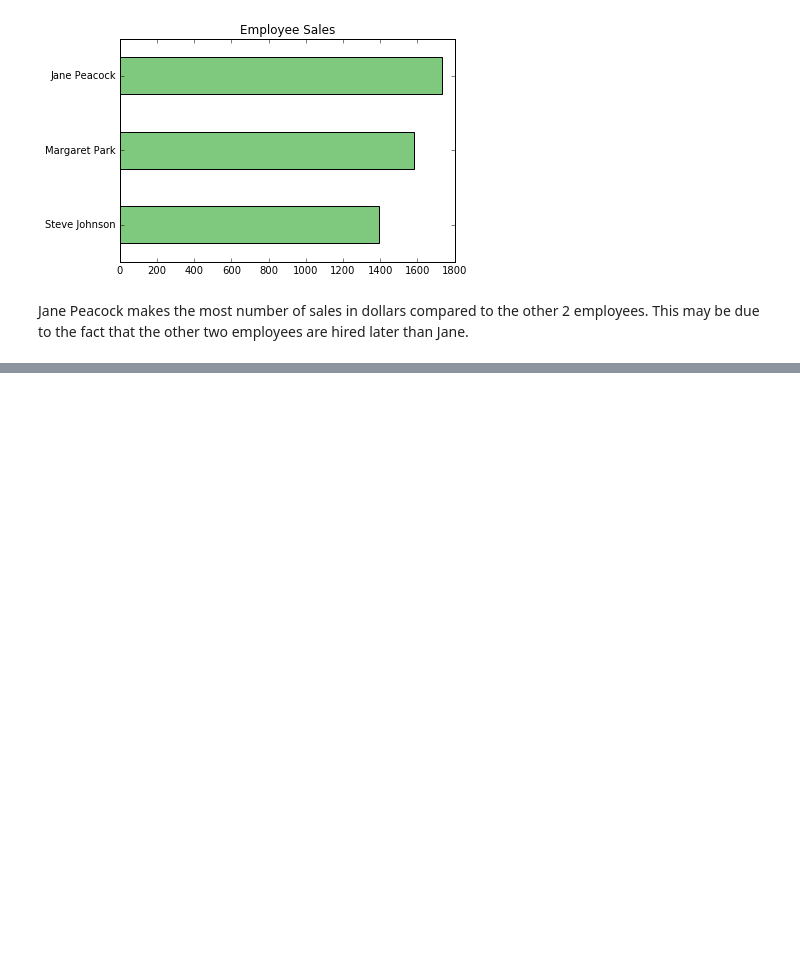
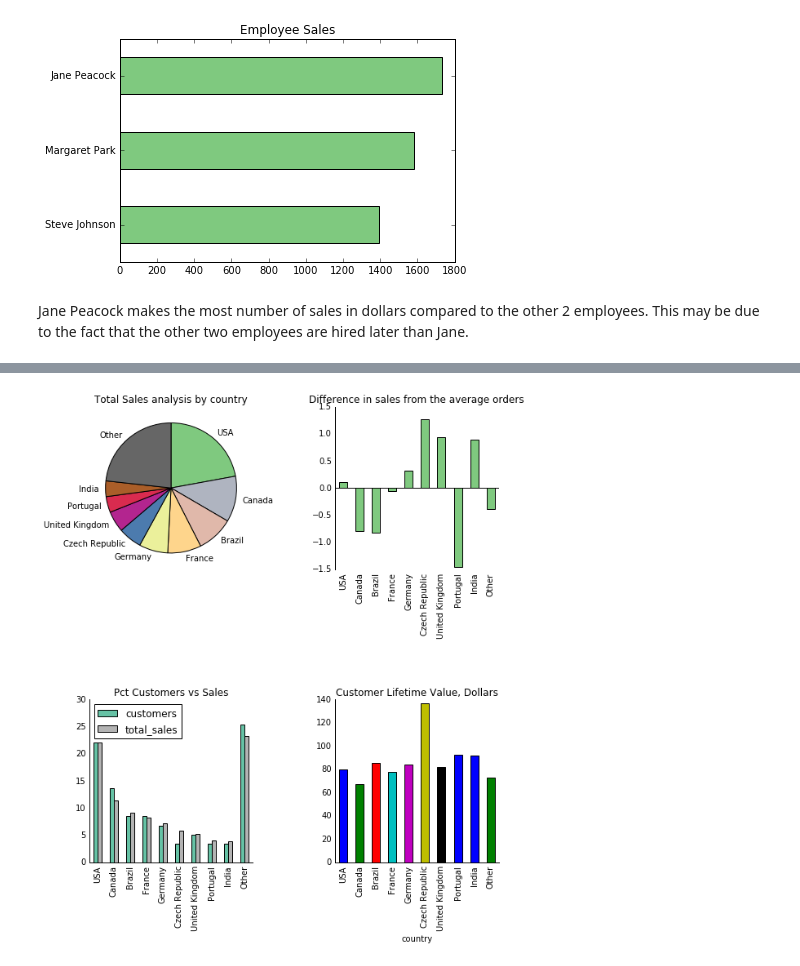
Before and after one commit to vignesh96/business-analysis-using-sql, a Jupyter notebook: business-analysis-using-sql.ipynb, the cells around one changed output, grey strips where cells are left out. Saved outputs shown, nothing was run; the diff lists cells and outputs as text; code cells hidden in the pictures; blank space fills up the shorter version.

Commit message:
Further analysis

```diff
--- a/business-analysis-using-sql.ipynb
+++ b/business-analysis-using-sql.ipynb
@@ -158,0 +244,68 @@ Jane Peacock makes the most number of sales in dollars compared to the other 2 e
+# %%
+sales_analysis.set_index("country", drop=True, inplace=True)
+
+# Setting up axes for 4 figures
+fig, axes = plt.subplots(nrows=2, ncols=2, figsize=(9, 10))
+ax1, ax2, ax3, ax4 = axes.flatten()
+fig.subplots_adjust(hspace=.8, wspace=.5)
+
+# Top Left Pie Chart
+sales_analysis["total_sales"].plot(
+    kind="pie",
+    y="",
+    x="",
+    ax=ax1,
+    title="Total Sales analysis by country",
+    colormap=plt.cm.Accent,
+    counterclock=False,
+    startangle=90
+)
+ax1.set_ylabel('')
+
+# Top Right
+avg_sales = sales_analysis["average_order"].copy()
+avg_sales = avg_sales - avg_sales.mean()
+
+avg_sales.plot(
+    kind="bar",
+    title="Difference in sales from the average orders",
+    ax=ax2,
+    colormap=plt.cm.Accent
+)
+
+ax2.tick_params(top="off", right="off", left="off", bottom="off")
+ax2.axhline(0, color='k')
+ax2.spines["top"].set_visible(False)
+ax2.spines["right"].set_visible(False)
+ax2.spines["bottom"].set_visible(False)
+
+ax2.set_xlabel("")
+
+# Bottom Left
+cvd_cols = ["customers","total_sales"]
+custs_vs_dollars = sales_analysis[cvd_cols].copy()
+custs_vs_dollars.index.name = ''
+for c in cvd_cols:
+    custs_vs_dollars[c] = (custs_vs_dollars[c] / custs_vs_dollars[c].sum()) * 100
+
+custs_vs_dollars.plot(
+    kind="bar",
+    ax=ax3,
+    colormap=plt.cm.Set2,
+    title="Pct Customers vs Sales"
+)
+ax3.tick_params(top="off", right="off", left="off", bottom="off")
+ax3.spines["top"].set_visible(False)
+ax3.spines["right"].set_visible(False)
+
+# Bottom Right
+sales_analysis["customer_lifetime_value"].plot(
+    kind="bar",
+    ax=ax4,
+    title="Customer Lifetime Value, Dollars"
+)
+ax4.tick_params(top="off", right="off", left="off", bottom="off")
+ax4.spines["top"].set_visible(False)
+ax4.spines["right"].set_visible(False)
+# %% [output]
+[figure, added]
```
Also changed, not shown: parts of 10 cells of this notebook.
